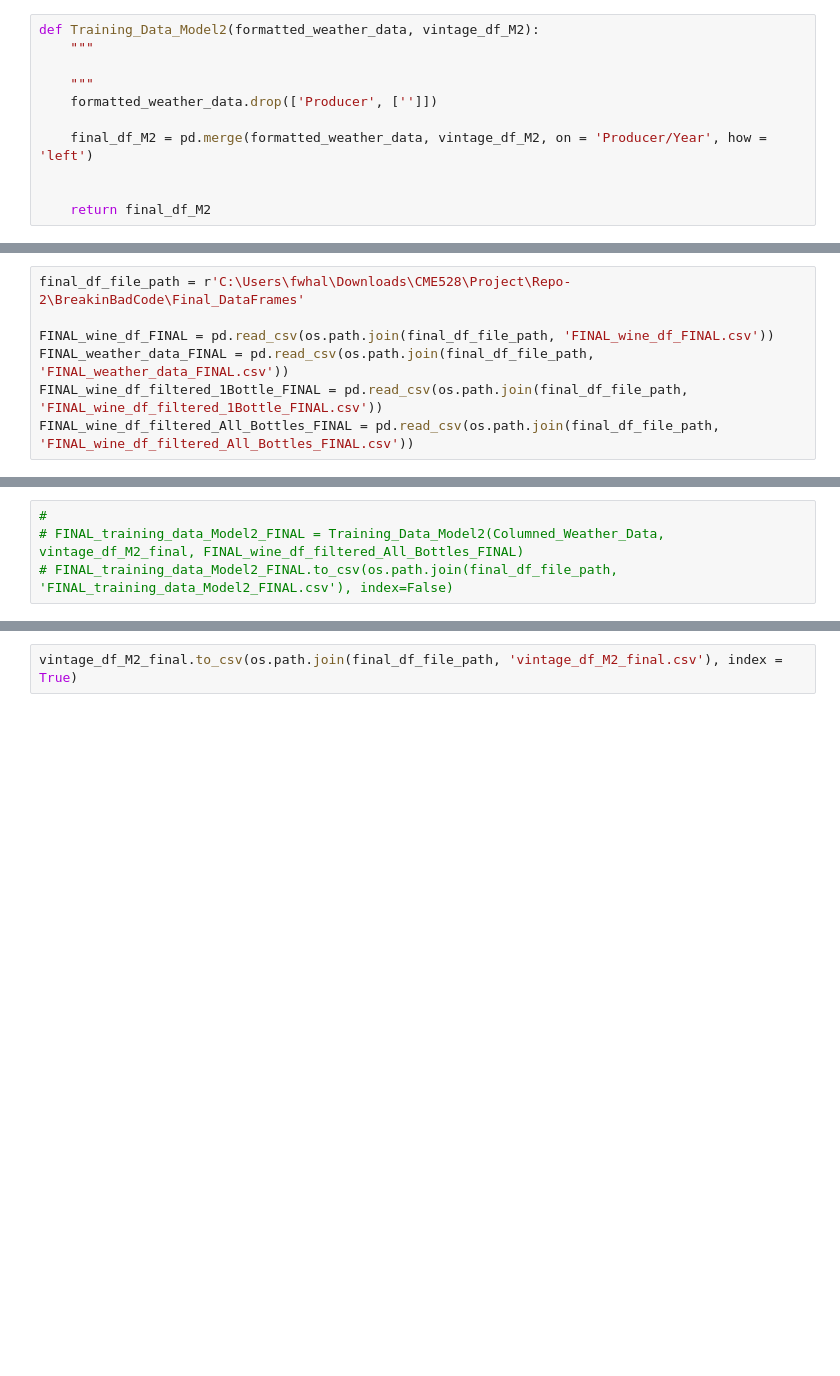
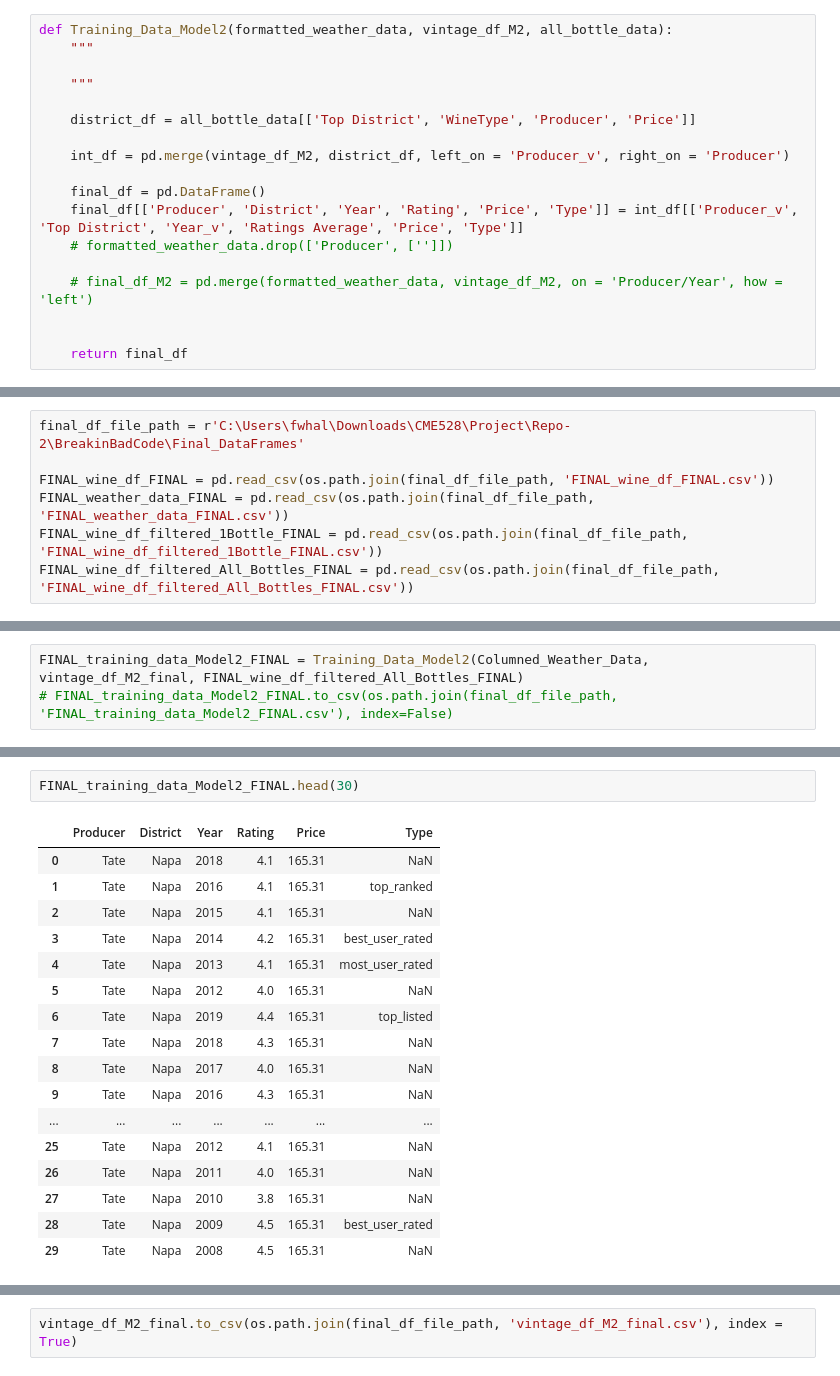
Before and after one commit to willhall2001/BreakinBadCode, a Jupyter notebook: 03_Training_Dataset.ipynb, the cells around one changed output, grey strips where cells are left out. Cells and saved outputs as stored; diff of their text form; blank space fills up the shorter version.

Commit message:
Trainingdata changes

```diff
--- a/03_Training_Dataset.ipynb
+++ b/03_Training_Dataset.ipynb
@@ -302,16 +327,23 @@ def Training_Data(weather_df, vintage_df):
 
     return final_df, weather_df_columns
 # %%
-def Training_Data_Model2(formatted_weather_data, vintage_df_M2):
+def Training_Data_Model2(formatted_weather_data, vintage_df_M2, all_bottle_data):
     """
 
     """
-    formatted_weather_data.drop(['Producer', ['']])
 
-    final_df_M2 = pd.merge(formatted_weather_data, vintage_df_M2, on = 'Producer/Year', how = 'left')
+    district_df = all_bottle_data[['Top District', 'WineType', 'Producer', 'Price']]
+
+    int_df = pd.merge(vintage_df_M2, district_df, left_on = 'Producer_v', right_on = 'Producer')
+
+    final_df = pd.DataFrame()
+    final_df[['Producer', 'District', 'Year', 'Rating', 'Price', 'Type']] = int_df[['Producer_v', 'Top District', 'Year_v', 'Ratings Average', 'Price', 'Type']]
+    # formatted_weather_data.drop(['Producer', ['']])
+
+    # final_df_M2 = pd.merge(formatted_weather_data, vintage_df_M2, on = 'Producer/Year', how = 'left')
 
 
-    return final_df_M2
+    return final_df
 # %% [markdown]
 ---
 # %% [markdown]
@@ -373,4 +463,3 @@ vintage_df_M2_final
 # %%
-#
-# FINAL_training_data_Model2_FINAL = Training_Data_Model2(Columned_Weather_Data, vintage_df_M2_final, FINAL_wine_df_filtered_All_Bottles_FINAL)
+FINAL_training_data_Model2_FINAL = Training_Data_Model2(Columned_Weather_Data, vintage_df_M2_final, FINAL_wine_df_filtered_All_Bottles_FINAL)
 # FINAL_training_data_Model2_FINAL.to_csv(os.path.join(final_df_file_path, 'FINAL_training_data_Model2_FINAL.csv'), index=False)
@@ -392,0 +466,20 @@ FINAL_wine_df_filtered_All_Bottles_FINAL
+# %%
+FINAL_training_data_Model2_FINAL.head(30)
+# %% [output]
+|  | Producer | District | Year | Rating | Price | Type |
+| 0 | Tate | Napa | 2018 | 4.1 | 165.31 | NaN |
+| 1 | Tate | Napa | 2016 | 4.1 | 165.31 | top_ranked |
+| 2 | Tate | Napa | 2015 | 4.1 | 165.31 | NaN |
+| 3 | Tate | Napa | 2014 | 4.2 | 165.31 | best_user_rated |
+| 4 | Tate | Napa | 2013 | 4.1 | 165.31 | most_user_rated |
+| 5 | Tate | Napa | 2012 | 4.0 | 165.31 | NaN |
+| 6 | Tate | Napa | 2019 | 4.4 | 165.31 | top_listed |
+| 7 | Tate | Napa | 2018 | 4.3 | 165.31 | NaN |
+| 8 | Tate | Napa | 2017 | 4.0 | 165.31 | NaN |
+| 9 | Tate | Napa | 2016 | 4.3 | 165.31 | NaN |
+| ... | ... | ... | ... | ... | ... | ... |
+| 25 | Tate | Napa | 2012 | 4.1 | 165.31 | NaN |
+| 26 | Tate | Napa | 2011 | 4.0 | 165.31 | NaN |
+| 27 | Tate | Napa | 2010 | 3.8 | 165.31 | NaN |
+| 28 | Tate | Napa | 2009 | 4.5 | 165.31 | best_user_rated |
+| 29 | Tate | Napa | 2008 | 4.5 | 165.31 | NaN |
```
Also changed, not shown: parts of 10 cells of this notebook, 1 other file.
